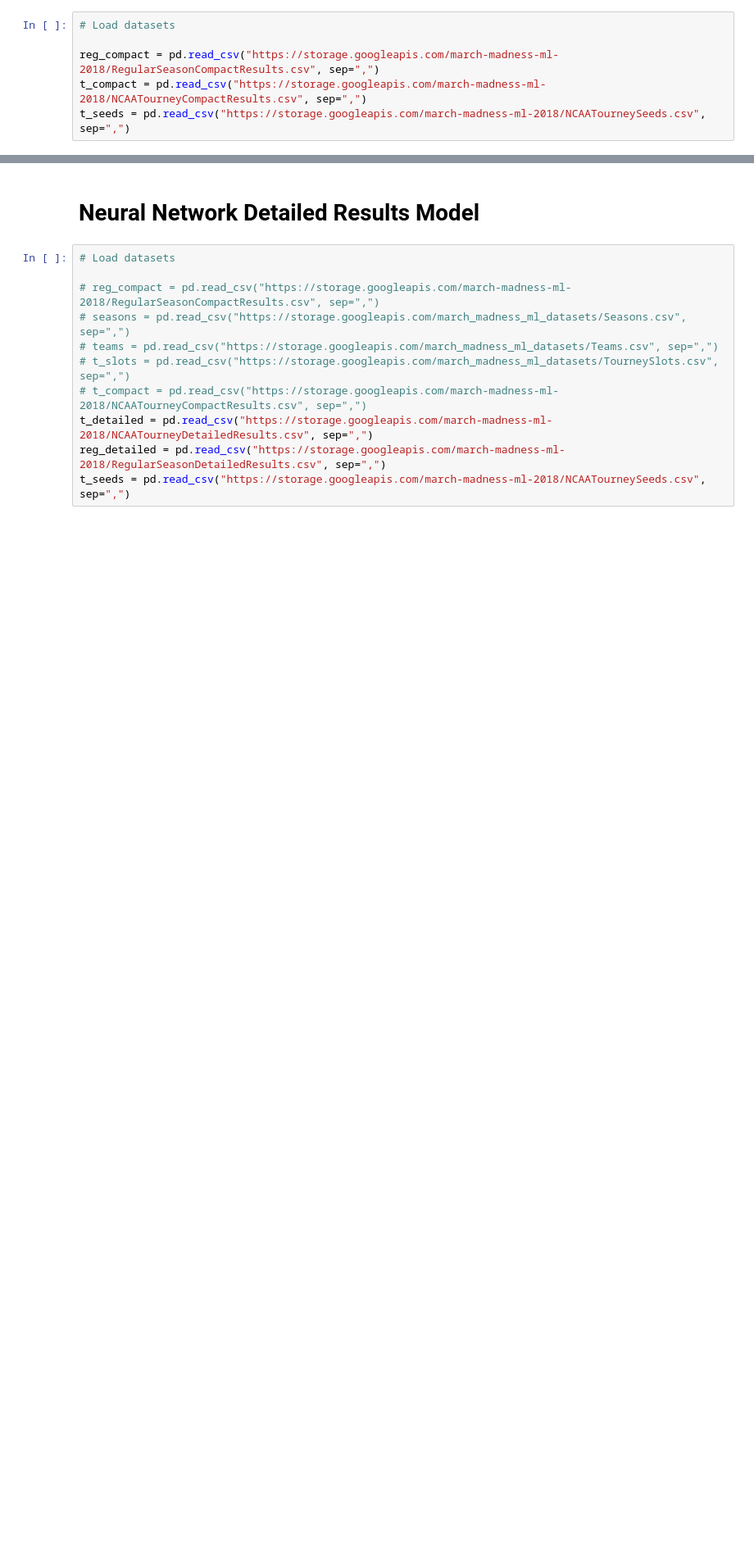
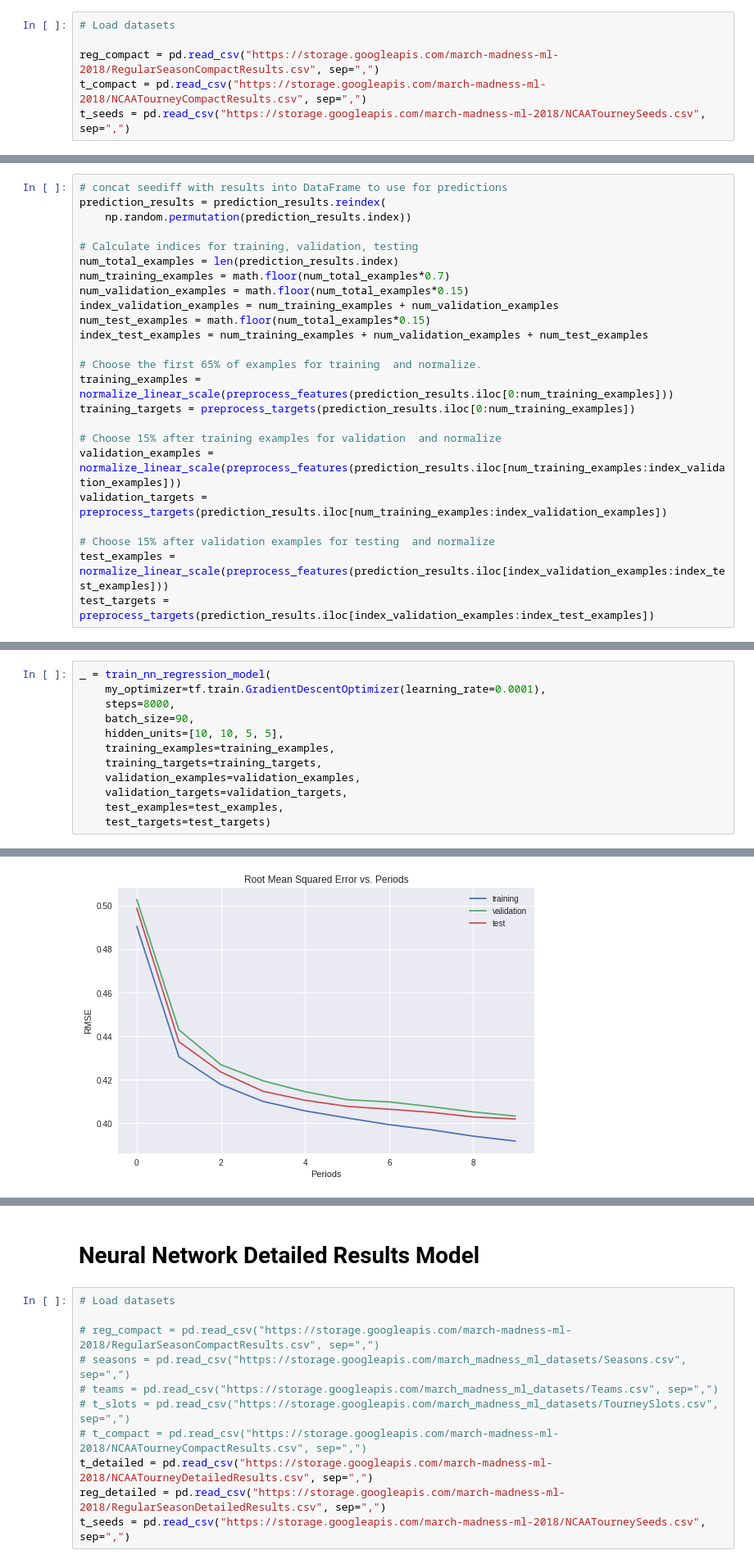
Before and after one commit to rafibarash/ml_march_madness, a Jupyter notebook: Neural_Net_March_Madness_ML.ipynb, the cells around one changed output, grey strips where cells are left out. Shown: that part at 82% size. Saved outputs shown, nothing was run; the diff lists cells and outputs as text; blank space fills up the shorter version.

```diff
--- a/Neural_Net_March_Madness_ML.ipynb
+++ b/Neural_Net_March_Madness_ML.ipynb
@@ -600,0 +746,24 @@ display.display(t_results.head())
+# %%
+# concat seediff with results into DataFrame to use for predictions
+prediction_results = prediction_results.reindex(
+    np.random.permutation(prediction_results.index))
+
+# Calculate indices for training, validation, testing
+num_total_examples = len(prediction_results.index)
+num_training_examples = math.floor(num_total_examples*0.7)
+num_validation_examples = math.floor(num_total_examples*0.15)
+index_validation_examples = num_training_examples + num_validation_examples
+num_test_examples = math.floor(num_total_examples*0.15)
+index_test_examples = num_training_examples + num_validation_examples + num_test_examples
+
+# Choose the first 65% of examples for training  and normalize.
+training_examples = normalize_linear_scale(preprocess_features(prediction_results.iloc[0:num_training_examples]))
+training_targets = preprocess_targets(prediction_results.iloc[0:num_training_examples])
+
+# Choose 15% after training examples for validation  and normalize
+validation_examples = normalize_linear_scale(preprocess_features(prediction_results.iloc[num_training_examples:index_validation_examples]))
+validation_targets = preprocess_targets(prediction_results.iloc[num_training_examples:index_validation_examples])
+
+# Choose 15% after validation examples for testing  and normalize
+test_examples = normalize_linear_scale(preprocess_features(prediction_results.iloc[index_validation_examples:index_test_examples]))
+test_targets = preprocess_targets(prediction_results.iloc[index_validation_examples:index_test_examples])
@@ -600,0 +801,13 @@ display.display(t_results.head())
+# %%
+_ = train_nn_regression_model(
+    my_optimizer=tf.train.GradientDescentOptimizer(learning_rate=0.0001),
+    steps=8000,
+    batch_size=90,
+    hidden_units=[10, 10, 5, 5],
+    training_examples=training_examples,
+    training_targets=training_targets,
+    validation_examples=validation_examples,
+    validation_targets=validation_targets,
+    test_examples=test_examples,
+    test_targets=test_targets)
+# %% [output]
@@ -600,0 +830 @@ display.display(t_results.head())
+[figure, added]
```
Also changed, not shown: parts of 54 cells of this notebook.
